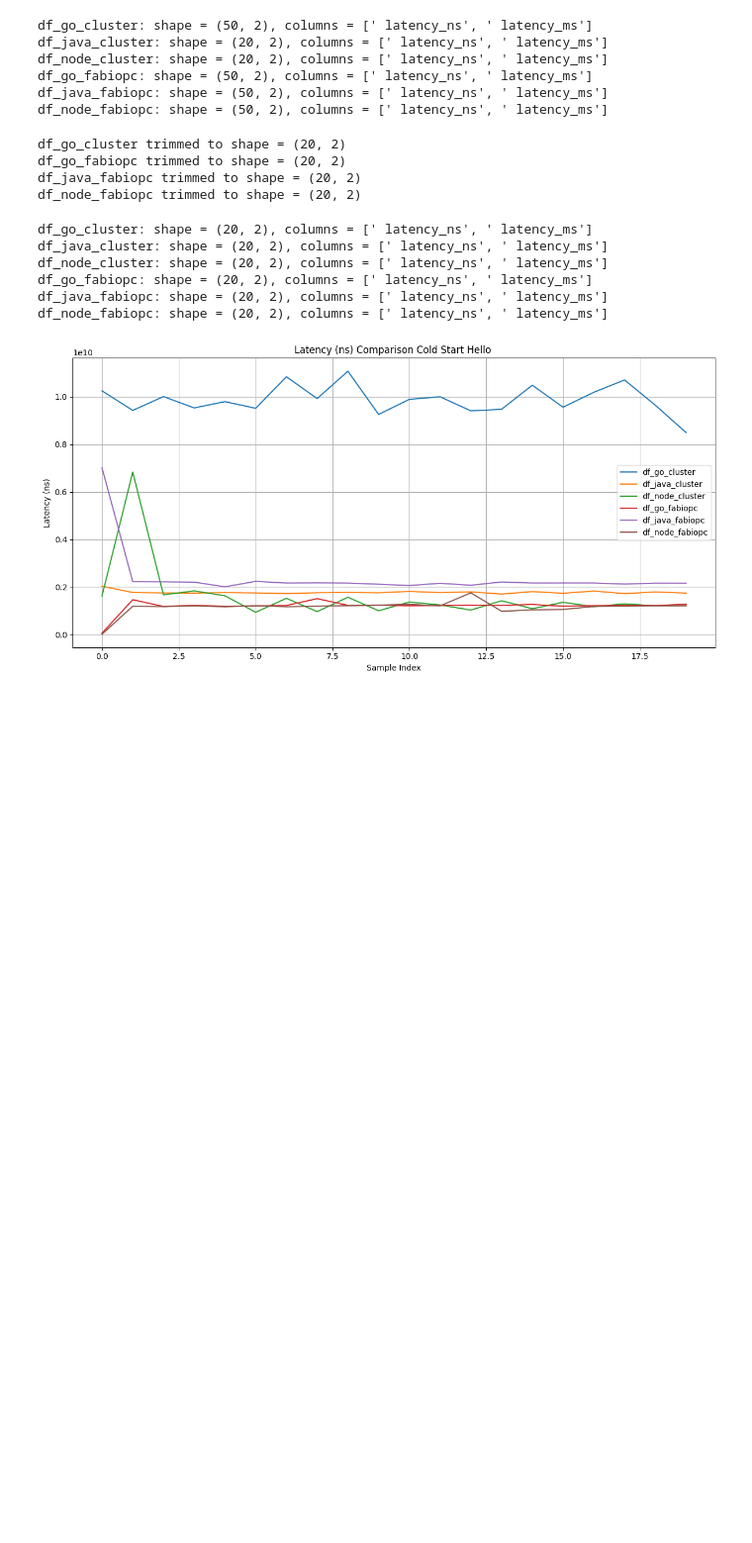
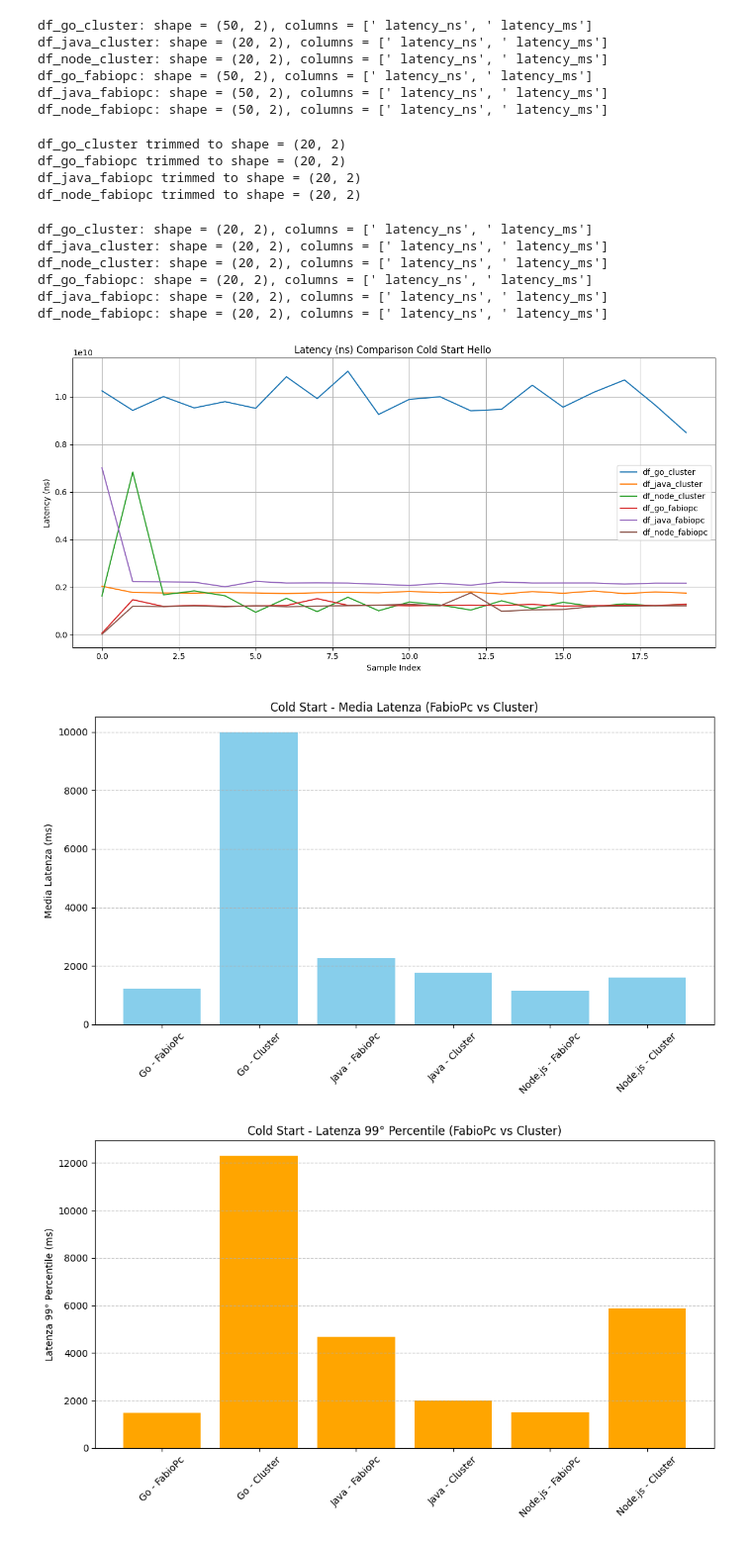
Before and after one commit to FabioC-alt/serverlessExperiment, a Jupyter notebook: loadTesting/Analysis/CommonValues/ColdStartHello.ipynb, the cells around one changed output. Shown: that part at 99% size. Drawn from its saved outputs; the diff is of its cells as text; code cells hidden in the pictures; blank space fills up the shorter version.

```diff
--- a/loadTesting/Analysis/CommonValues/ColdStartHello.ipynb
+++ b/loadTesting/Analysis/CommonValues/ColdStartHello.ipynb
@@ -79,3 +79,63 @@ plt.tight_layout()
 plt.show()
 # %% [output]
 [figure]
+# %%
+import pandas as pd
+import numpy as np
+import matplotlib.pyplot as plt
+
+# === Lettura CSV ===
+df_go_fabiopc = pd.read_csv('/home/fabioc/Documents/serverlessExperiment/loadTesting/Analysis/CommonValues/Local/goFolder/latency_go_hello_coldStart_50_FabioPc.csv', sep=';', index_col=0)
+df_java_fabiopc = pd.read_csv('/home/fabioc/Documents/serverlessExperiment/loadTesting/Analysis/CommonValues/Local/javaFolder/latency_javaQuarkus_hello_coldStart_50_FabioPc.csv', sep=';', index_col=0)
+df_node_fabiopc = pd.read_csv('/home/fabioc/Documents/serverlessExperiment/loadTesting/Analysis/CommonValues/Local/nodejsFolder/latency_js_hello_coldStart_50_FabioPc.csv', sep=';', index_col=0)
+df_go_cluster = pd.read_csv('/home/fabioc/Documents/serverlessExperiment/loadTesting/Analysis/CommonValues/Cluster/go/latency_go_hello_coldStart_50_Cluster.csv', sep=';', index_col=0)
+df_node_cluster = pd.read_csv('/home/fabioc/Documents/serverlessExperiment/loadTesting/Analysis/CommonValues/Cluster/node/latency_node_hello_coldStart_20_Cluster.csv', sep=';', index_col=0)
+df_java_cluster = pd.read_csv('/home/fabioc/Documents/serverlessExperiment/loadTesting/Analysis/CommonValues/Cluster/quarkus/latency_quarkus_hello_coldStart_20_Cluster.csv', sep=';', index_col=0)
+
+# === Pulisce i nomi delle colonne ===
+dataframes = [df_go_fabiopc, df_java_fabiopc, df_node_fabiopc, df_go_cluster, df_java_cluster, df_node_cluster]
+for df in dataframes:
+    df.columns = df.columns.str.strip()
+
+# === Calcolo media ===
+means = {
+    'Go - FabioPc': df_go_fabiopc['latency_ms'].mean(),
+    'Go - Cluster': df_go_cluster['latency_ms'].mean(),
+    'Java - FabioPc': df_java_fabiopc['latency_ms'].mean(),
+    'Java - Cluster': df_java_cluster['latency_ms'].mean(),
+    'Node.js - FabioPc': df_node_fabiopc['latency_ms'].mean(),
+    'Node.js - Cluster': df_node_cluster['latency_ms'].mean()
+}
+
+# === Calcolo 99° percentile ===
+percentiles_99 = {
+    'Go - FabioPc': np.percentile(df_go_fabiopc['latency_ms'], 99),
+    'Go - Cluster': np.percentile(df_go_cluster['latency_ms'], 99),
+    'Java - FabioPc': np.percentile(df_java_fabiopc['latency_ms'], 99),
+    'Java - Cluster': np.percentile(df_java_cluster['latency_ms'], 99),
+    'Node.js - FabioPc': np.percentile(df_node_fabiopc['latency_ms'], 99),
+    'Node.js - Cluster': np.percentile(df_node_cluster['latency_ms'], 99)
+}
+
+# === Grafico: Media ===
+plt.figure(figsize=(10, 6))
+plt.bar(means.keys(), means.values(), color='skyblue')
+plt.ylabel('Media Latenza (ms)')
+plt.title('Cold Start - Media Latenza (FabioPc vs Cluster)')
+plt.xticks(rotation=45)
+plt.grid(axis='y', linestyle='--', alpha=0.7)
+plt.tight_layout()
+plt.show()
+
+# === Grafico: 99° Percentile ===
+plt.figure(figsize=(10, 6))
+plt.bar(percentiles_99.keys(), percentiles_99.values(), color='orange')
+plt.ylabel('Latenza 99° Percentile (ms)')
+plt.title('Cold Start - Latenza 99° Percentile (FabioPc vs Cluster)')
+plt.xticks(rotation=45)
+plt.grid(axis='y', linestyle='--', alpha=0.7)
+plt.tight_layout()
+plt.show()
+# %% [output]
+[figure, added]
+[figure, added]
```
Also changed, not shown: parts of 1 cell of this notebook.
